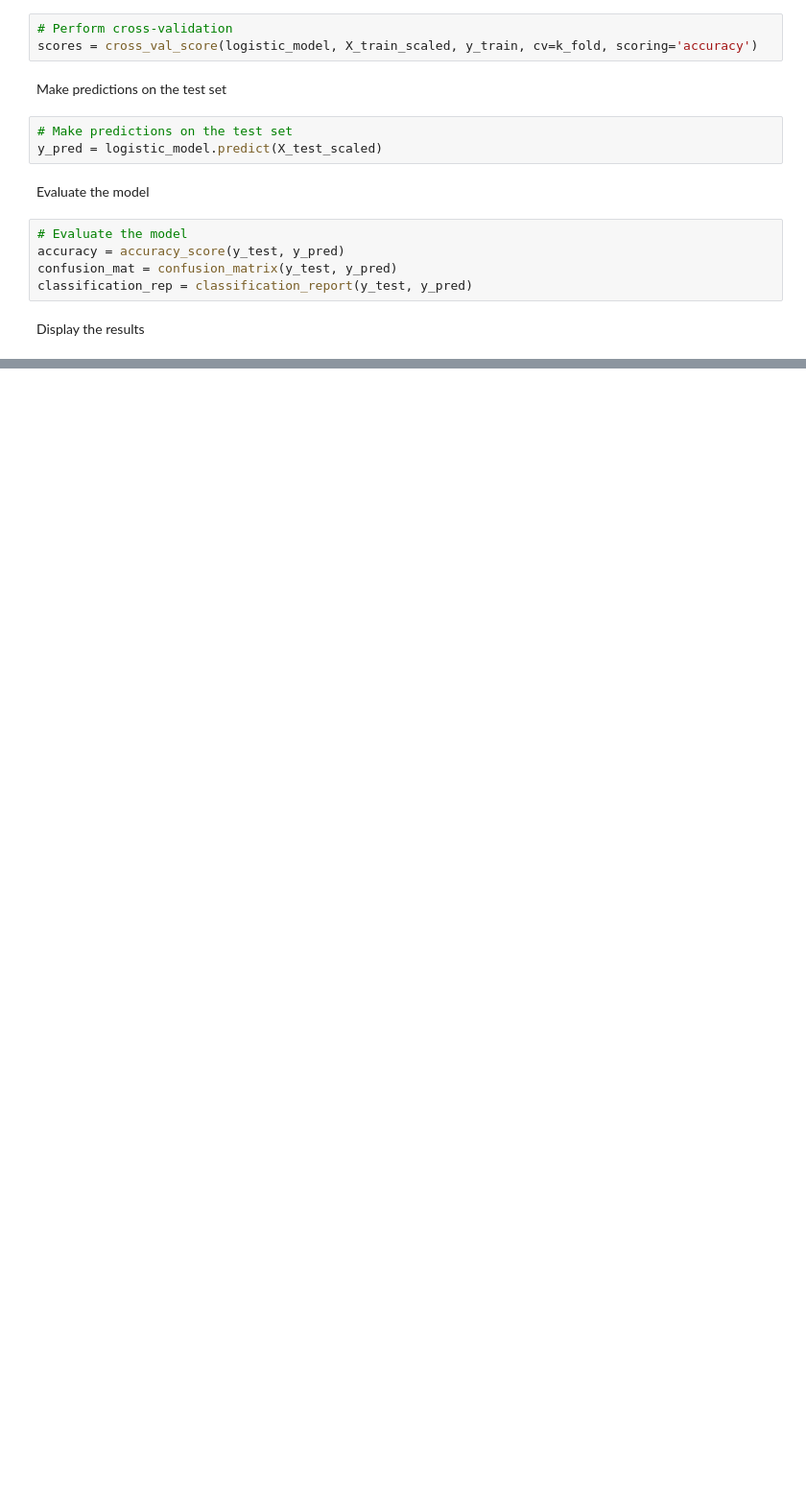
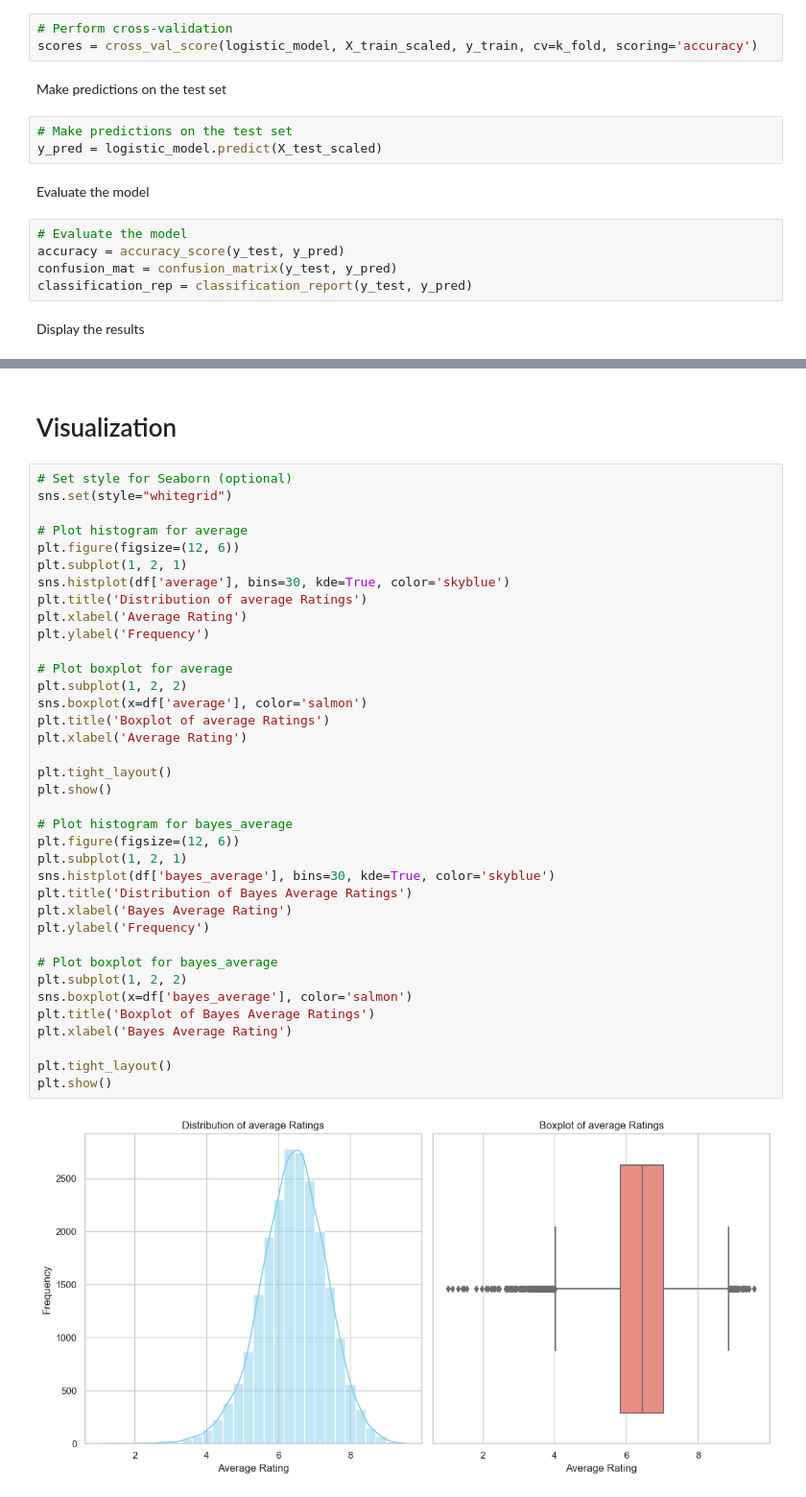
Before and after one commit to ludwig1806/Board_Games, a Jupyter notebook: Popularity.ipynb, the cells around one changed output, grey strips where cells are left out. Shown: that part at 96% size. Drawn from its saved outputs; the diff is of its cells as text; blank space fills up the shorter version.

```diff
--- a/Popularity.ipynb
+++ b/Popularity.ipynb
@@ -286,0 +310,41 @@ Mean Accuracy: 0.9992487052256941
+# %% [markdown]
+# Visualization
+# %%
+# Set style for Seaborn (optional)
+sns.set(style="whitegrid")
+
+# Plot histogram for average
+plt.figure(figsize=(12, 6))
+plt.subplot(1, 2, 1)
+sns.histplot(df['average'], bins=30, kde=True, color='skyblue')
+plt.title('Distribution of average Ratings')
+plt.xlabel('Average Rating')
+plt.ylabel('Frequency')
+
+# Plot boxplot for average
+plt.subplot(1, 2, 2)
+sns.boxplot(x=df['average'], color='salmon')
+plt.title('Boxplot of average Ratings')
+plt.xlabel('Average Rating')
+
+plt.tight_layout()
+plt.show()
+
+# Plot histogram for bayes_average
+plt.figure(figsize=(12, 6))
+plt.subplot(1, 2, 1)
+sns.histplot(df['bayes_average'], bins=30, kde=True, color='skyblue')
+plt.title('Distribution of Bayes Average Ratings')
+plt.xlabel('Bayes Average Rating')
+plt.ylabel('Frequency')
+
+# Plot boxplot for bayes_average
+plt.subplot(1, 2, 2)
+sns.boxplot(x=df['bayes_average'], color='salmon')
+plt.title('Boxplot of Bayes Average Ratings')
+plt.xlabel('Bayes Average Rating')
+
+plt.tight_layout()
+plt.show()
+# %% [output]
+[figure, added]
```
Also changed, not shown: parts of 23 cells of this notebook.
